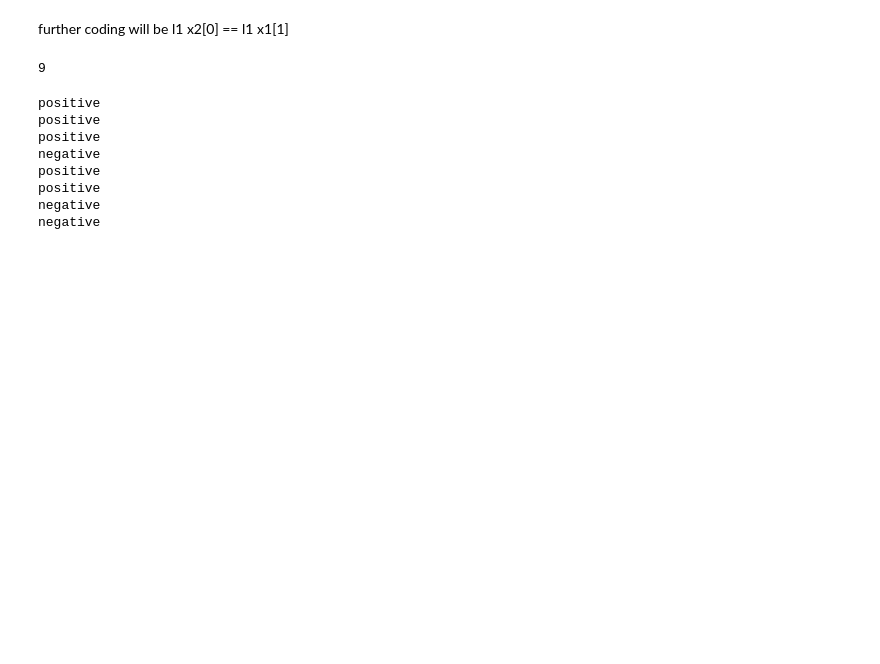
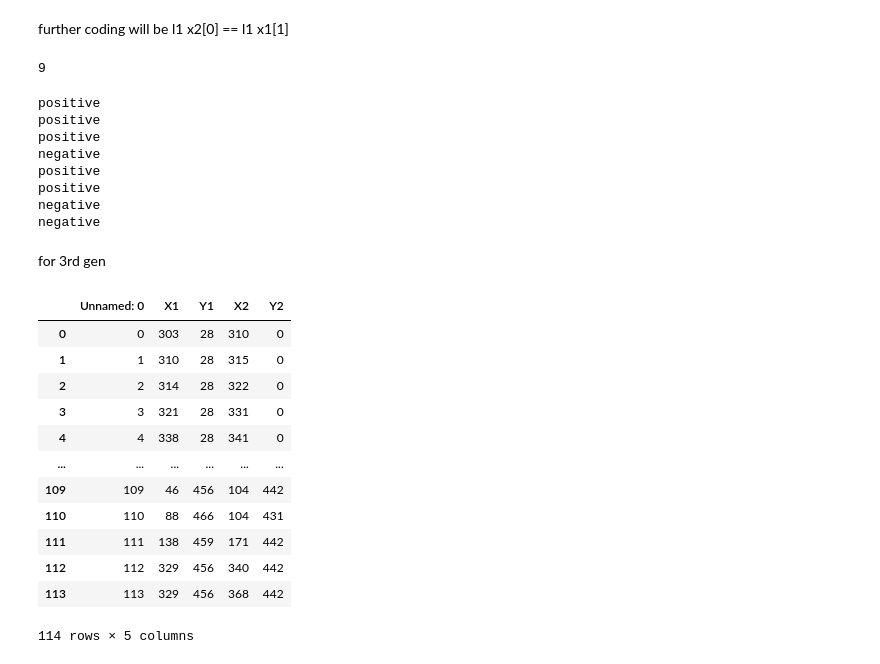
Before and after one commit to Aaris-Kazi/OCR-Enhancement, a Jupyter notebook: ocr_gen2.ipynb, the cells around one changed output. Drawn from its saved outputs; the diff is of its cells as text; code cells hidden in the pictures; blank space fills up the shorter version.

```diff
--- a/ocr_gen2.ipynb
+++ b/ocr_gen2.ipynb
@@ -117,3 +117,5 @@ positive
 positive
 negative
 negative
+# %% [markdown]
+for 3rd gen
@@ -119,0 +130,16 @@ negative
+# %%
+df
+# %% [output]
+|  | Unnamed: 0 | X1 | Y1 | X2 | Y2 |
+| 0 | 0 | 303 | 28 | 310 | 0 |
+| 1 | 1 | 310 | 28 | 315 | 0 |
+| 2 | 2 | 314 | 28 | 322 | 0 |
+| 3 | 3 | 321 | 28 | 331 | 0 |
+| 4 | 4 | 338 | 28 | 341 | 0 |
+| ... | ... | ... | ... | ... | ... |
+| 109 | 109 | 46 | 456 | 104 | 442 |
+| 110 | 110 | 88 | 466 | 104 | 431 |
+| 111 | 111 | 138 | 459 | 171 | 442 |
+| 112 | 112 | 329 | 456 | 340 | 442 |
+| 113 | 113 | 329 | 456 | 368 | 442 |
+114 rows × 5 columns
```
Also changed, not shown: parts of 17 cells of this notebook, 2 other files.
